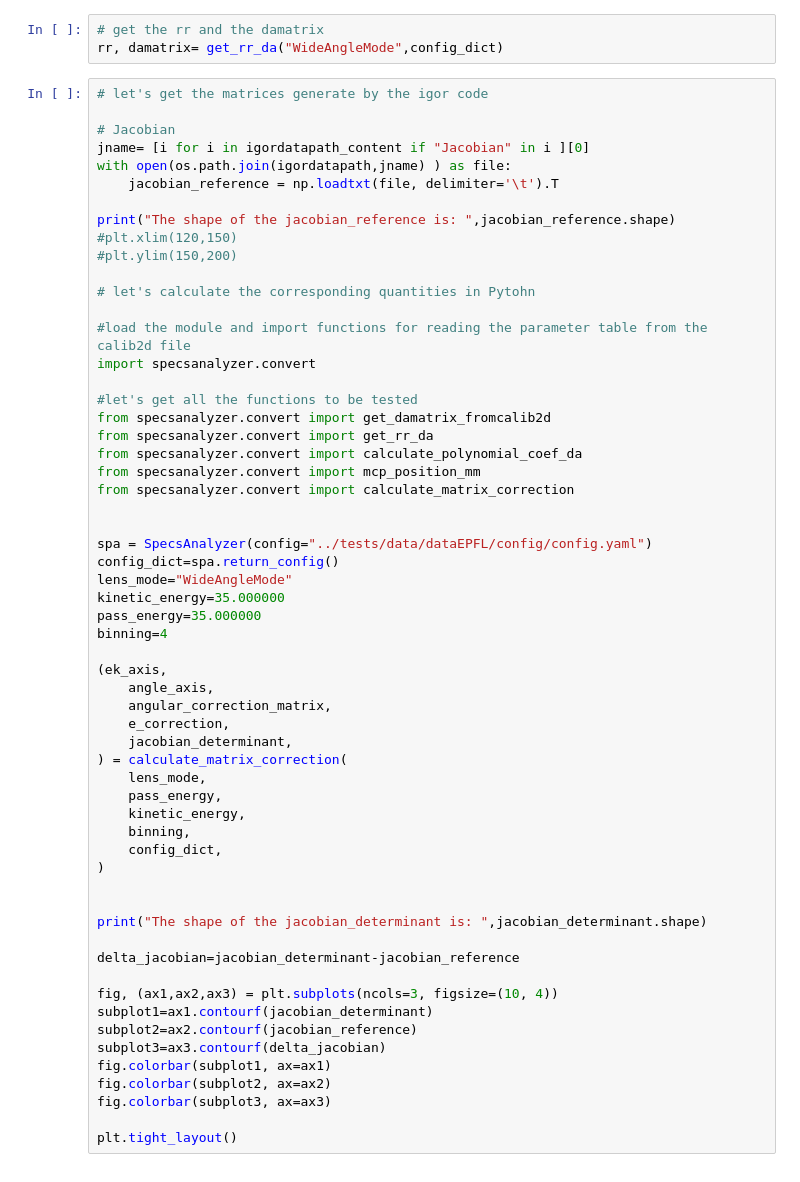
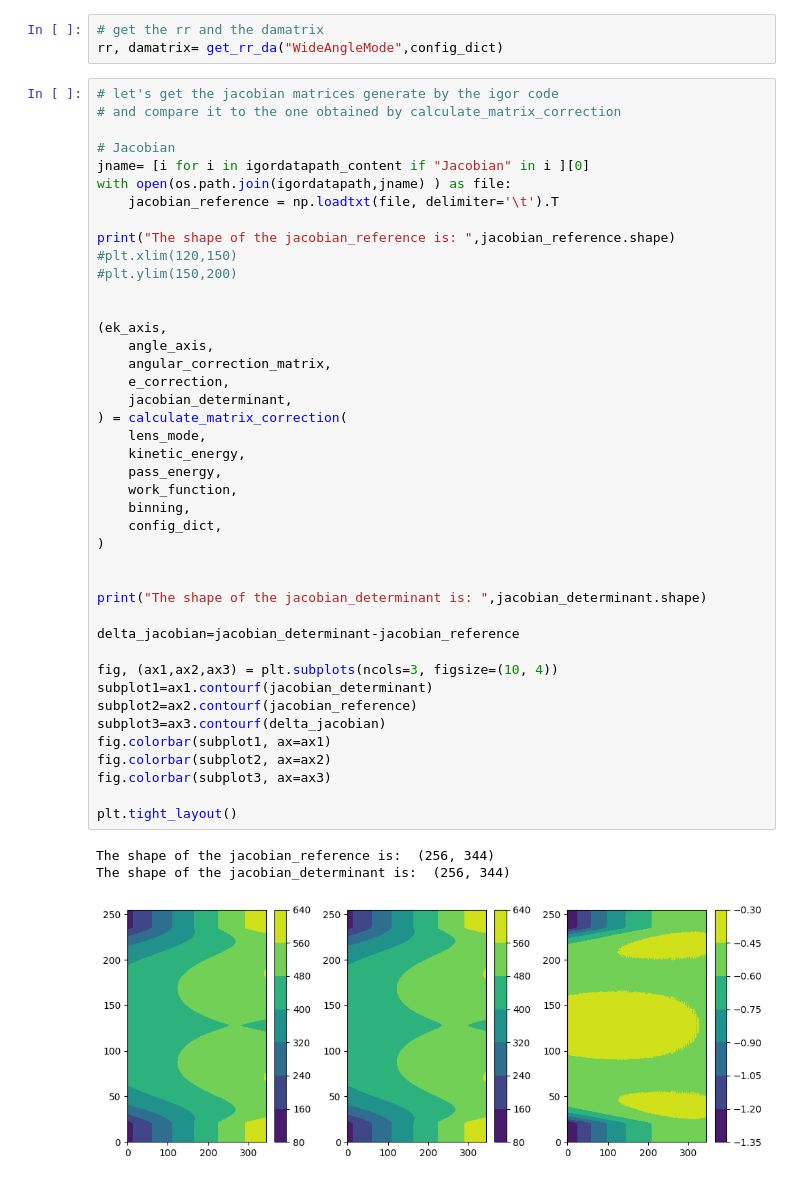
Before and after one commit to OpenCOMPES/specsanalyzer, a Jupyter notebook: tutorial/convert_file_tests.ipynb, the cells around one changed output. Cells and saved outputs as stored; diff of their text form.

```diff
--- a/tutorial/convert_file_tests.ipynb
+++ b/tutorial/convert_file_tests.ipynb
@@ -154,7 +204,8 @@ print(dapolymatrix-igor_D_coef_matrix)
 # get the rr and the damatrix
 rr, damatrix= get_rr_da("WideAngleMode",config_dict)
 # %%
-# let's get the matrices generate by the igor code
+# let's get the jacobian matrices generate by the igor code
+# and compare it to the one obtained by calculate_matrix_correction
 
 # Jacobian
 jname= [i for i in igordatapath_content if "Jacobian" in i ][0]
@@ -165,50 +216,36 @@ print("The shape of the jacobian_reference is: ",jacobian_reference.shape)
 #plt.xlim(120,150)
 #plt.ylim(150,200)
 
-# let's calculate the corresponding quantities in Pytohn
-
-#load the module and import functions for reading the parameter table from the calib2d file
-import specsanalyzer.convert
-
-#let's get all the functions to be tested
-from specsanalyzer.convert import get_damatrix_fromcalib2d
-from specsanalyzer.convert import get_rr_da
-from specsanalyzer.convert import calculate_polynomial_coef_da
-from specsanalyzer.convert import mcp_position_mm
-from specsanalyzer.convert import calculate_matrix_correction
-
-
-spa = SpecsAnalyzer(config="../tests/data/dataEPFL/config/config.yaml")
-config_dict=spa.return_config()
-lens_mode="WideAngleMode"
-kinetic_energy=35.000000
-pass_energy=35.000000
-binning=4
 
 (ek_axis,
     angle_axis,
     angular_correction_matrix,
     e_correction,
     jacobian_determinant,
 ) = calculate_matrix_correction(
     lens_mode,
+    kinetic_energy,
     pass_energy,
-    kinetic_energy,
+    work_function,
     binning,
     config_dict,
 )
 
 
 print("The shape of the jacobian_determinant is: ",jacobian_determinant.shape)
 
 delta_jacobian=jacobian_determinant-jacobian_reference
 
 fig, (ax1,ax2,ax3) = plt.subplots(ncols=3, figsize=(10, 4))
 subplot1=ax1.contourf(jacobian_determinant)
 subplot2=ax2.contourf(jacobian_reference)
 subplot3=ax3.contourf(delta_jacobian)
 fig.colorbar(subplot1, ax=ax1)
 fig.colorbar(subplot2, ax=ax2)
 fig.colorbar(subplot3, ax=ax3)
 
 plt.tight_layout()
+# %% [output]
+The shape of the jacobian_reference is:  (256, 344)
+The shape of the jacobian_determinant is:  (256, 344)
+[figure, added]
```
Also changed, not shown: parts of 15 cells of this notebook, 5 other files.
